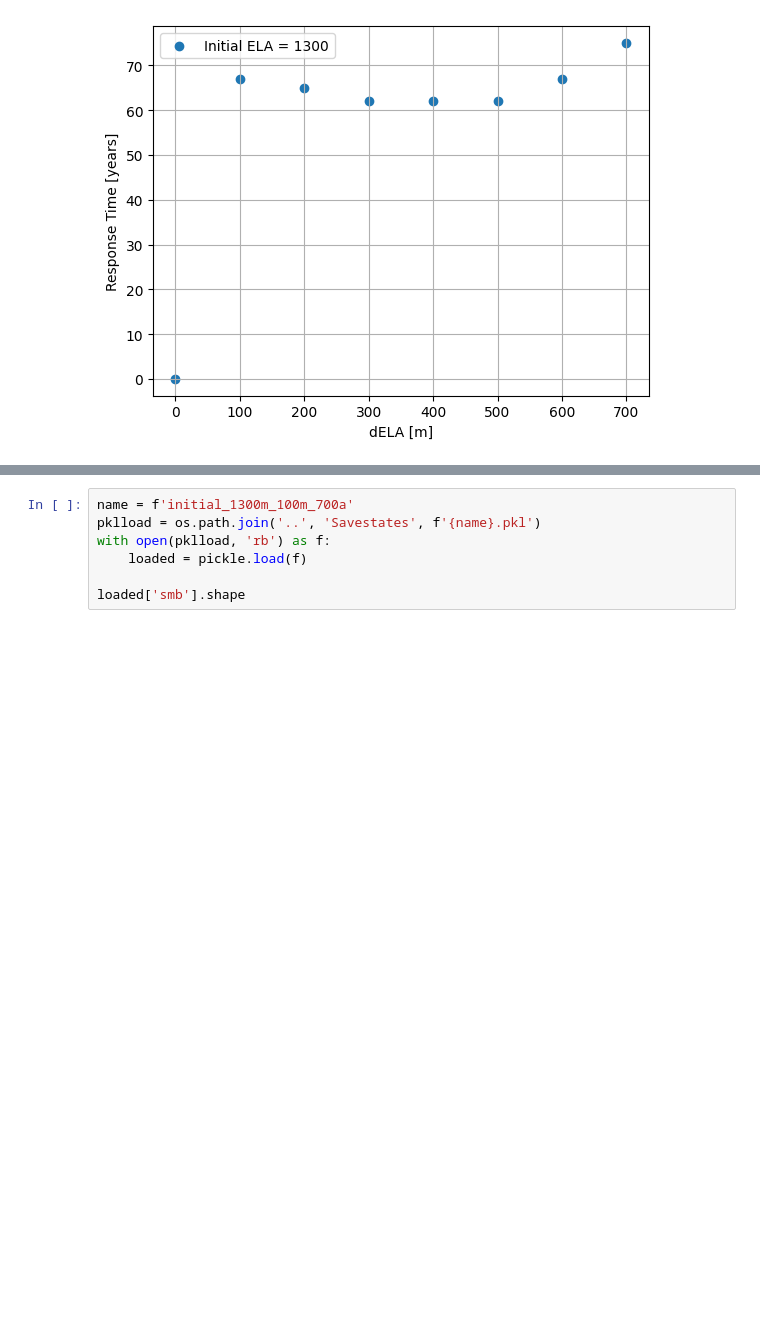
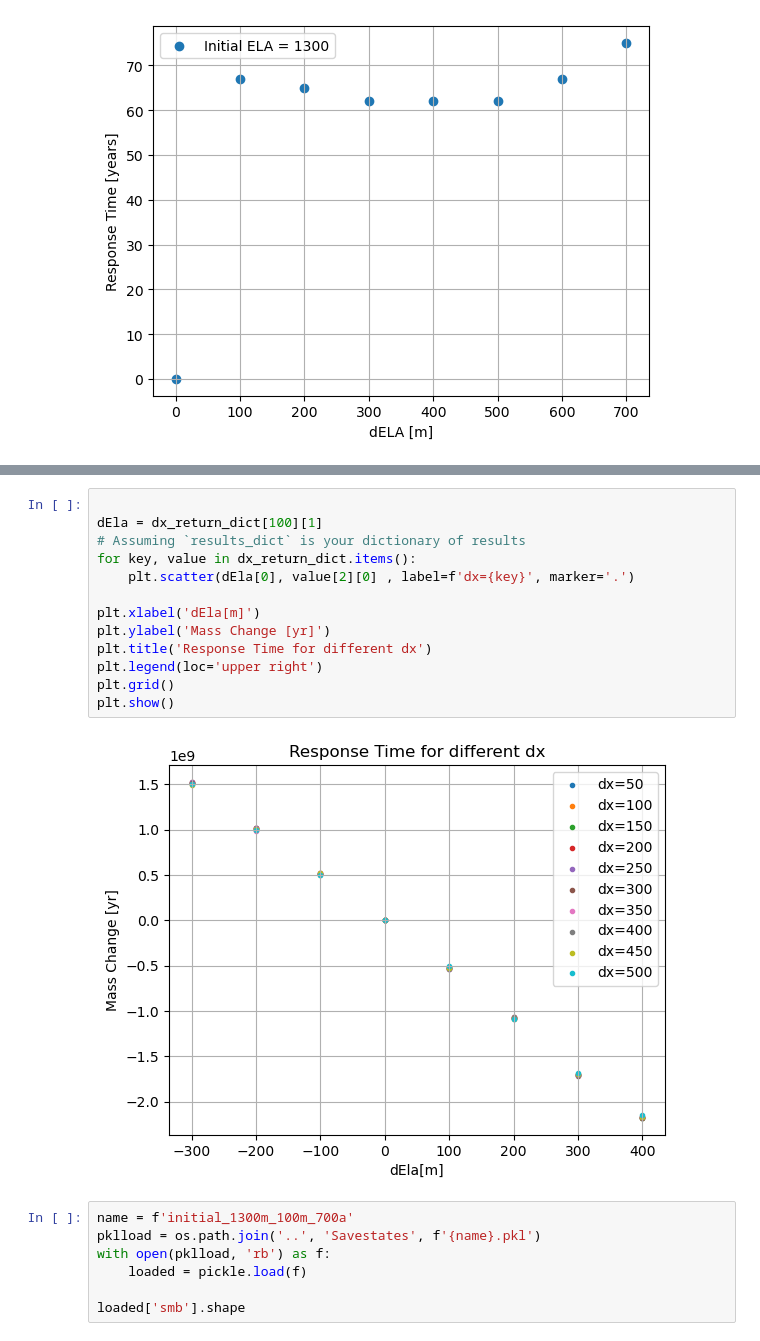
Before and after one commit to CLPHUU/IceAndClimate, a Jupyter notebook: Code/code_given_updated.ipynb, the cells around one changed output, grey strips where cells are left out. Saved outputs shown, nothing was run; the diff lists cells and outputs as text; blank space fills up the shorter version.

```diff
--- a/Code/code_given_updated.ipynb
+++ b/Code/code_given_updated.ipynb
@@ -762,3 +868,18 @@ for idx, (rt, e) in enumerate(zip(all_response_times, all_delas)):
+# %%
+
+dEla = dx_return_dict[100][1]
+# Assuming `results_dict` is your dictionary of results
+for key, value in dx_return_dict.items():
+    plt.scatter(dEla[0], value[2][0] , label=f'dx={key}', marker='.')
+
+plt.xlabel('dEla[m]')
+plt.ylabel('Mass Change [yr]')
+plt.title('Response Time for different dx')
+plt.legend(loc='upper right')
+plt.grid()
+plt.show()
+# %% [output]
+[figure, added]
 # %%
 name = f'initial_1300m_100m_700a'
 pklload = os.path.join('..', 'Savestates', f'{name}.pkl')
```
Also changed, not shown: parts of 11 cells of this notebook.
